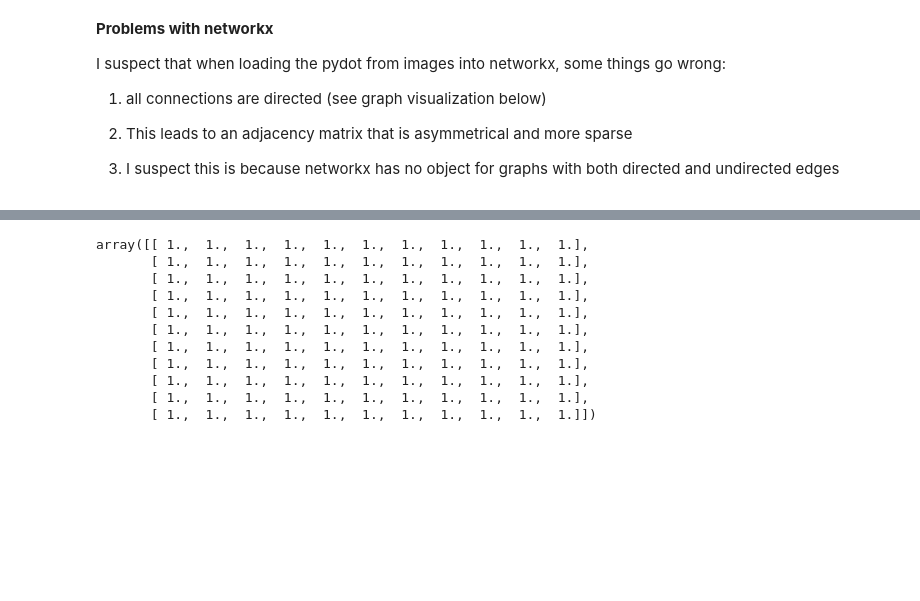
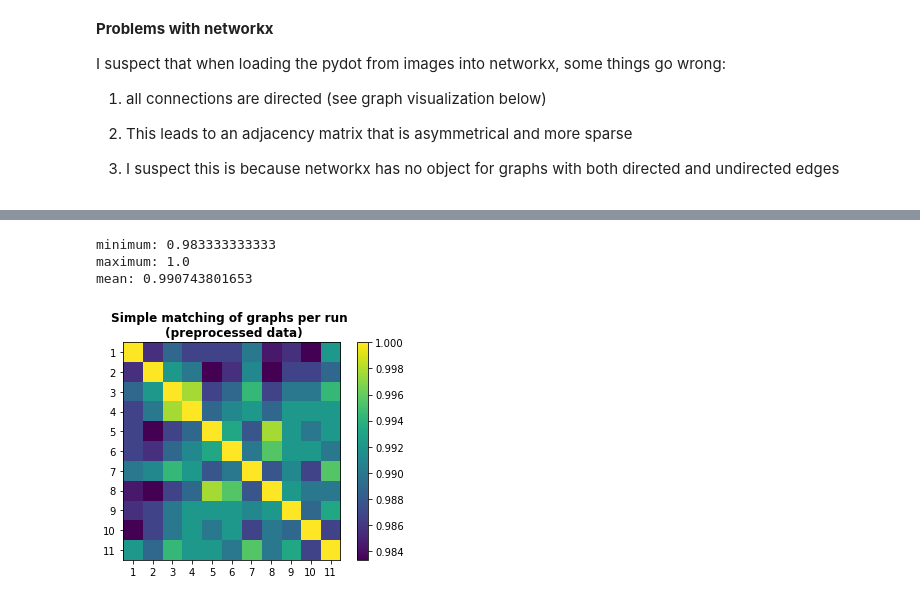
Before and after one commit to oliver-contier/famface-temporal-dynamics, a Jupyter notebook: notebooks/pycausal_analysis.ipynb, the cells around one changed output, grey strips where cells are left out. Drawn from its saved outputs; the diff is of its cells as text; code cells hidden in the pictures; blank space fills up the shorter version.

```diff
--- a/notebooks/pycausal_analysis.ipynb
+++ b/notebooks/pycausal_analysis.ipynb
@@ -259,26 +297,49 @@ with open('am_list.pickle', 'rb') as handle:
 # %%
-def compare_runs(am_list, method='simple'):
-    """finish me :)"""
+def compare_runs(am_list, method='simple', symmetric=False):
+    """
+    pairwise comparison of matrices in a list of matrices.
+    Choose between different measures of similarity.
+    Choose if the input matrices are symmetric, due to undirected graphs.
+    """
+
+    if symmetric:
+        am_list = [np.triu(am) for am in am_list]
 
     if method=='simple':
         match_list = np.array([
             [simple_match(am1, am2) for am1 in am_list]
             for am2 in am_list])
 
+    if method=='jaccard':
+        match_list = np.array([
+            [jaccard(am1, am2) for am1 in am_list]
+            for am2 in am_list])
+
     return match_list
-# %%
-match_matrix = compare_runs(am_list)
-# %%
-match_matrix
-# %% [output]
-array([[ 1.,  1.,  1.,  1.,  1.,  1.,  1.,  1.,  1.,  1.,  1.],
-       [ 1.,  1.,  1.,  1.,  1.,  1.,  1.,  1.,  1.,  1.,  1.],
-       [ 1.,  1.,  1.,  1.,  1.,  1.,  1.,  1.,  1.,  1.,  1.],
-       [ 1.,  1.,  1.,  1.,  1.,  1.,  1.,  1.,  1.,  1.,  1.],
-       [ 1.,  1.,  1.,  1.,  1.,  1.,  1.,  1.,  1.,  1.,  1.],
-       [ 1.,  1.,  1.,  1.,  1.,  1.,  1.,  1.,  1.,  1.,  1.],
-       [ 1.,  1.,  1.,  1.,  1.,  1.,  1.,  1.,  1.,  1.,  1.],
-       [ 1.,  1.,  1.,  1.,  1.,  1.,  1.,  1.,  1.,  1.,  1.],
-       [ 1.,  1.,  1.,  1.,  1.,  1.,  1.,  1.,  1.,  1.,  1.],
-       [ 1.,  1.,  1.,  1.,  1.,  1.,  1.,  1.,  1.,  1.,  1.],
-       [ 1.,  1.,  1.,  1.,  1.,  1.,  1.,  1.,  1.,  1.,  1.]])
+# %%
+def plot_match_matrix(match_matrix, ttl=None):
+
+    matrixplot = plt.imshow(match_matrix)
+    plt.colorbar()
+    plt.xticks(np.arange(11), range(1,12))
+    plt.yticks(np.arange(11), range(1,12))
+
+    if ttl:
+        plt.title(ttl, fontweight='bold')
+
+    print('minimum: ' + str(np.min(match_matrix)))
+    print('maximum: ' + str(np.max(match_matrix)))
+    print('mean: ' + str(np.mean(match_matrix)))
+
+    return matrixplot
+# %%
+# Graph similarity (simple matching) across runs for preprocessed data
+match_matrix_raw = compare_runs(am_list, symmetric=True)
+# %%
+matrixplot_raw = plot_match_matrix(match_matrix_raw,
+                                   ttl='Simple matching of graphs per run \n (preprocessed data)')
+# %% [output]
+minimum: 0.983333333333
+maximum: 1.0
+mean: 0.990743801653
+[figure, added]
```
Also changed, not shown: parts of 63 cells of this notebook, 1 other file.
